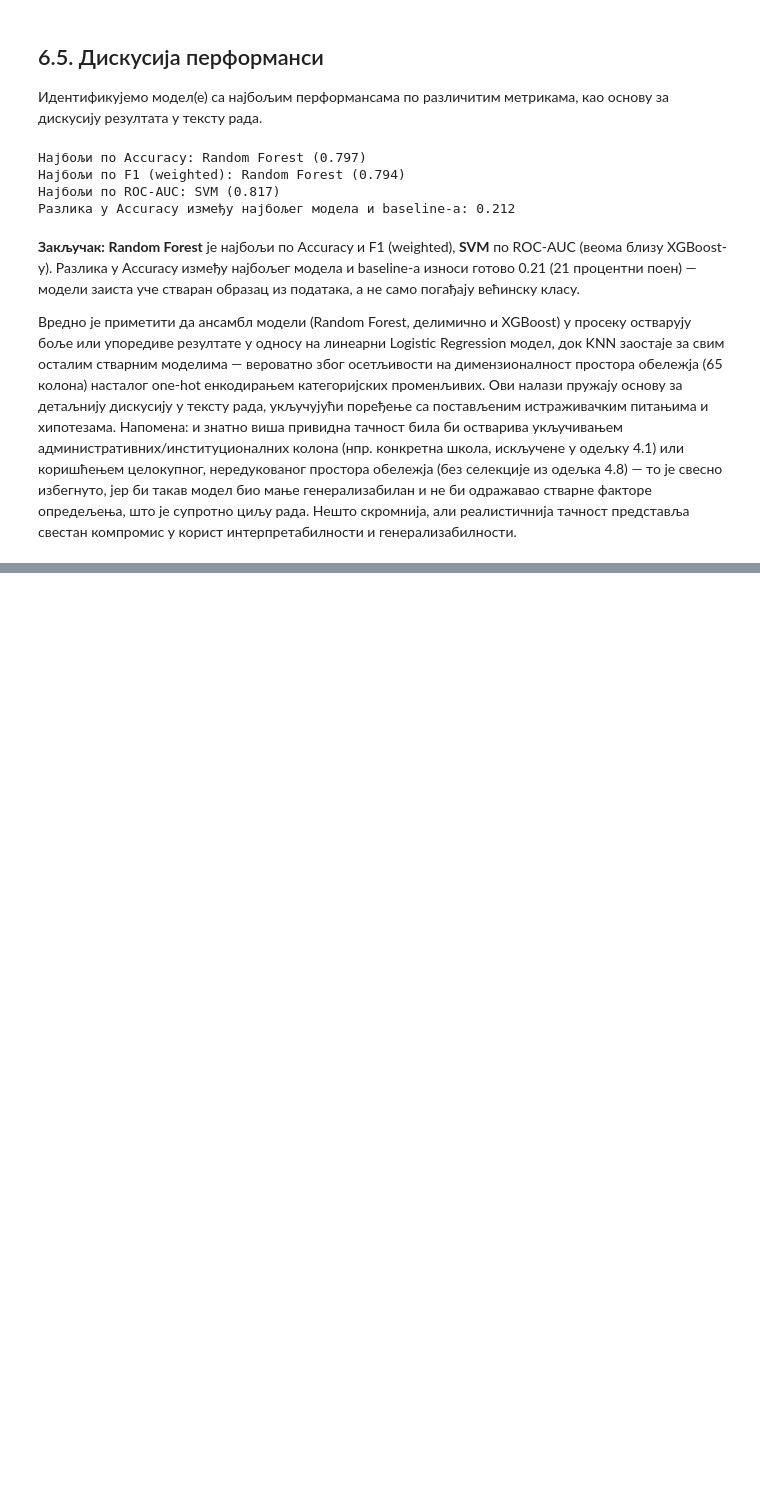
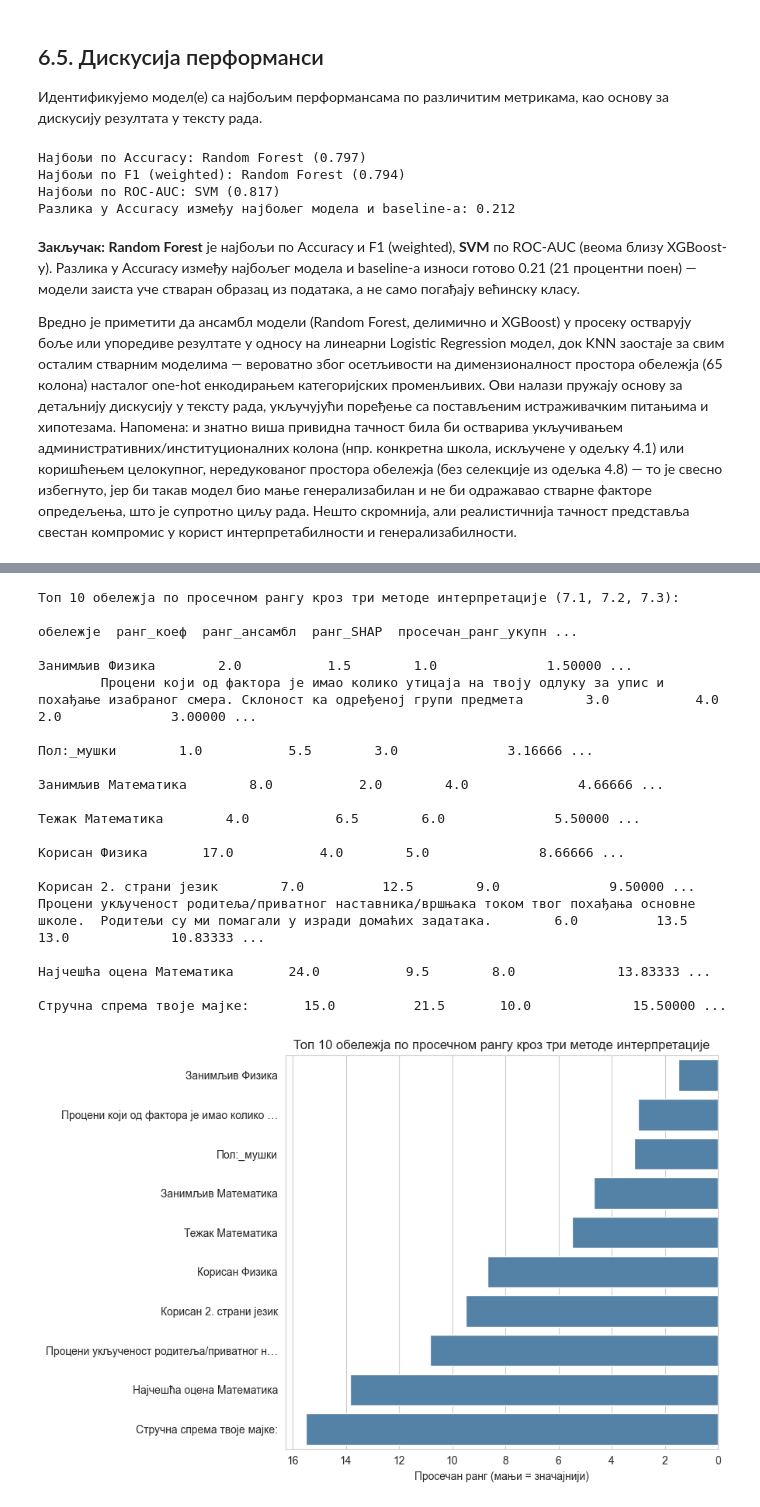
Before and after one commit to tdjokovic/stem_factors, a Jupyter notebook: stem_factors.ipynb, the cells around one changed output, grey strips where cells are left out. Cells and saved outputs as stored; diff of their text form; code cells hidden in the pictures; blank space fills up the shorter version.

```diff
--- a/stem_factors.ipynb
+++ b/stem_factors.ipynb
@@ -1769,0 +1963,53 @@ print(f"Разлика у Accuracy између најбољег модела и
+# %%
+def sanitize_naziv(naziv):
+    return naziv.replace('[', '').replace(']', '').replace('<', '')
+
+rank_71 = coef_df.copy()
+rank_71['обележје'] = rank_71['обележје'].apply(sanitize_naziv)
+rank_71['ранг_коеф'] = rank_71['абс_коефицијент'].rank(ascending=False)
+
+rank_72 = combined_imp[['обележје', 'просечан_ранг']].rename(columns={'просечан_ранг': 'ранг_ансамбл'})
+
+rank_73 = shap_imp.copy()
+rank_73['обележје'] = rank_73['обележје'].apply(sanitize_naziv)
+rank_73['ранг_SHAP'] = rank_73['просечан_|SHAP|'].rank(ascending=False)
+
+sinteza = (
+    rank_71[['обележје', 'ранг_коеф']]
+    .merge(rank_72, on='обележје')
+    .merge(rank_73[['обележје', 'ранг_SHAP']], on='обележје')
+)
+sinteza['просечан_ранг_укупно'] = sinteza[['ранг_коеф', 'ранг_ансамбл', 'ранг_SHAP']].mean(axis=1)
+sinteza = sinteza.sort_values('просечан_ранг_укупно')
+
+print("Топ 10 обележја по просечном рангу кроз три методе интерпретације (7.1, 7.2, 7.3):")
+print(sinteza.head(10).to_string(index=False))
+
+def skrati_naziv(naziv, duzina=40):
+    return naziv if len(naziv) <= duzina else naziv[:duzina - 1] + "…"
+
+top10_sinteza = sinteza.head(10).copy()
+top10_sinteza['обележје_кратко'] = top10_sinteza['обележје'].apply(skrati_naziv)
+
+plt.figure(figsize=(9, 6))
+sns.barplot(data=top10_sinteza, x='просечан_ранг_укупно', y='обележје_кратко', color='steelblue')
+plt.xlabel('Просечан ранг (мањи = значајнији)')
+plt.ylabel('')
+plt.title('Топ 10 обележја по просечном рангу кроз три методе интерпретације')
+plt.gca().invert_xaxis()
+plt.tight_layout()
+plt.show()
+# %% [output]
+Топ 10 обележја по просечном рангу кроз три методе интерпретације (7.1, 7.2, 7.3):
+                                                                                                                                       обележје  ранг_коеф  ранг_ансамбл  ранг_SHAP  просечан_ранг_укупн ...
+                                                                                                                                Занимљив Физика        2.0           1.5        1.0              1.50000 ...
+        Процени који од фактора је имао колико утицаја на твоју одлуку за упис и похађање изабраног смера. Склоност ка одређеној групи предмета        3.0           4.0        2.0              3.00000 ...
+                                                                                                                                     Пол:_мушки        1.0           5.5        3.0              3.16666 ...
+                                                                                                                            Занимљив Математика        8.0           2.0        4.0              4.66666 ...
+                                                                                                                               Тежак Математика        4.0           6.5        6.0              5.50000 ...
+                                                                                                                                 Корисан Физика       17.0           4.0        5.0              8.66666 ...
+                                                                                                                        Корисан 2. страни језик        7.0          12.5        9.0              9.50000 ...
+Процени укљученост родитеља/приватног наставника/вршњака током твог похађања основне школе.  Родитељи су ми помагали у изради домаћих задатака.        6.0          13.5       13.0             10.83333 ...
+                                                                                                                      Најчешћа оцена Математика       24.0           9.5        8.0             13.83333 ...
+                                                                                                                    Стручна спрема твоје мајке:       15.0          21.5       10.0             15.50000 ...
+[figure, added]
```
Also changed, not shown: parts of 58 cells of this notebook.
